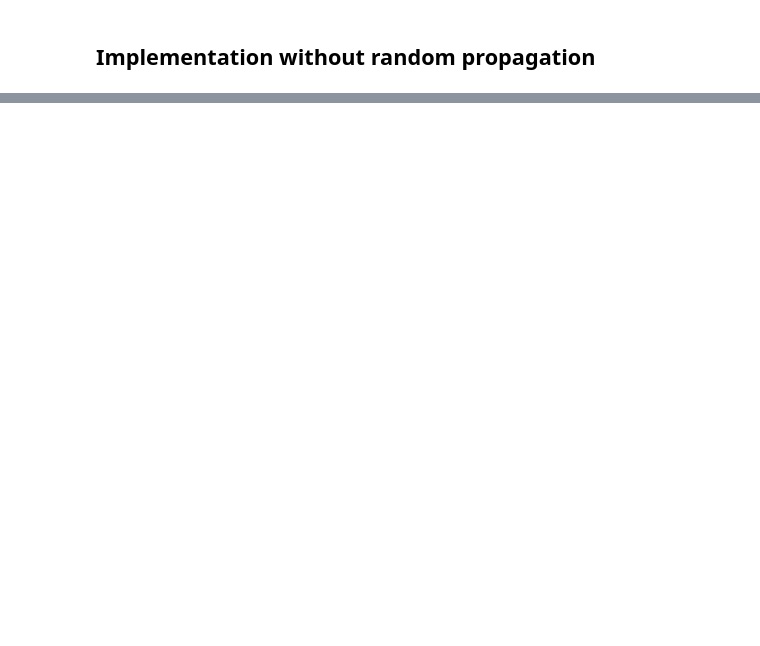
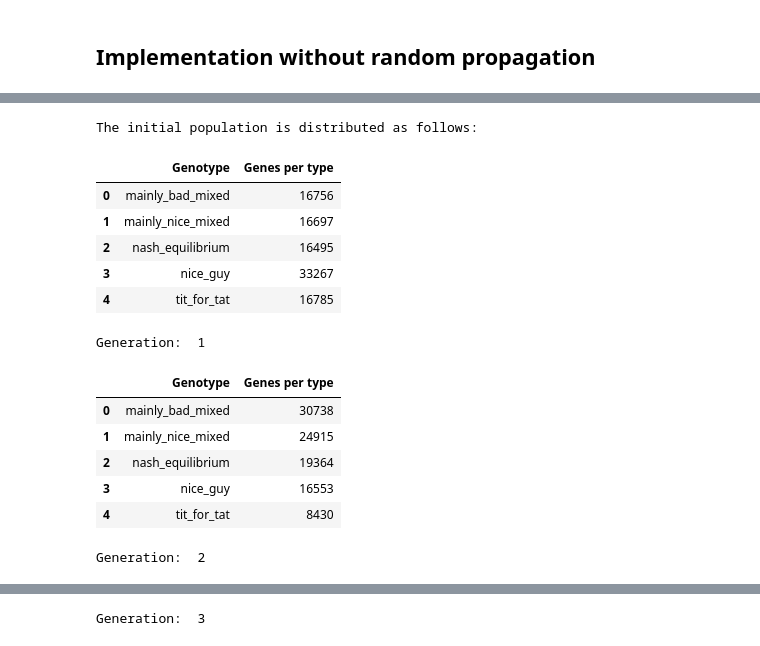
Before and after one commit to nicoladalbello2/HLPProject, a Jupyter notebook: Project.ipynb, the cells around one changed output, grey strips where cells are left out. Drawn from its saved outputs; the diff is of its cells as text; code cells hidden in the pictures; blank space fills up the shorter version.

```diff
--- a/Project.ipynb
+++ b/Project.ipynb
@@ -761,0 +745,79 @@ Nash equilibrium         (19, 19)  233
+# %%
+np.random.seed(1996)
+import seaborn as sns
+
+def plot_population(population):
+    #TO DO
+    return None
+
+def results_mutation(population):
+    df = pd.DataFrame(population, columns=['Genotype'])
+    df[df['Genotype'] == nice_guy] = "nice_guy"
+    df[df['Genotype'] == bad_guy] = "bad_guy"
+    df[df['Genotype'] == mainly_nice_mixed] = "mainly_nice_mixed"
+    df[df['Genotype'] == mainly_bad_mixed] = "mainly_bad_mixed"
+    df[df['Genotype'] == tit_for_tat] = "tit_for_tat"
+    df[df['Genotype'] == nash_equilibrium] = "nash_equilibrium"
+    results =df.groupby('Genotype').size().reset_index(name='Genes per type')
+    display(results)
+    print("\n")
+
+def get_population(gene_type, size, only_one_mutation = False):
+    if only_one_mutation:
+        population = []
+        for i in range(size-1):
+            population.append(gene_type[0])
+        population.append(gene_type[3])
+    else:
+        population_init = np.random.randint(0, len(gene_type), size)
+        population = []
+        for i in range(size):
+            population.append(gene_type[population_init[i]])
+
+    print("The initial population is distributed as follows: ")
+    results_mutation(population)
+    return population
+
+def mutate(population):
+    random.shuffle(population)
+    firts_half = np.arange(0,int(len(population)/2 - 1))
+    second_half = np.arange(int(len(population)/2) , len(population))
+    for i in range(len(firts_half)):
+        score_1st, score_2nd = play(population[firts_half[i]], population[second_half[i]], n)
+        if (score_1st > score_2nd):
+                population[second_half[i]] = population[firts_half[i]] #mutation
+        elif (score_1st < score_2nd):
+                population[firts_half[i]] = population[second_half[i]] #mutation
+
+    results_mutation(population)
+    return population
+
+def evolve(population, number_of_generation):
+    for i in range(number_of_generation):
+        print("Generation: ",i+1)
+        population_mutated = mutate(population)
+    return population_mutated
+
+
+Number_of_individuals = 100000
+Number_of_generation = 6
+
+population = get_population(strategies,Number_of_individuals)
+
+population_mutated = evolve(population,Number_of_generation)
+# %% [output]
+The initial population is distributed as follows:
+|  | Genotype | Genes per type |
+| 0 | mainly_bad_mixed | 16756 |
+| 1 | mainly_nice_mixed | 16697 |
+| 2 | nash_equilibrium | 16495 |
+| 3 | nice_guy | 33267 |
+| 4 | tit_for_tat | 16785 |
+Generation:  1
+|  | Genotype | Genes per type |
+| 0 | mainly_bad_mixed | 30738 |
+| 1 | mainly_nice_mixed | 24915 |
+| 2 | nash_equilibrium | 19364 |
+| 3 | nice_guy | 16553 |
+| 4 | tit_for_tat | 8430 |
+Generation:  2
@@ -761,0 +830 @@ Nash equilibrium         (19, 19)  233
+Generation:  3
```
Also changed, not shown: parts of 7 cells of this notebook.
